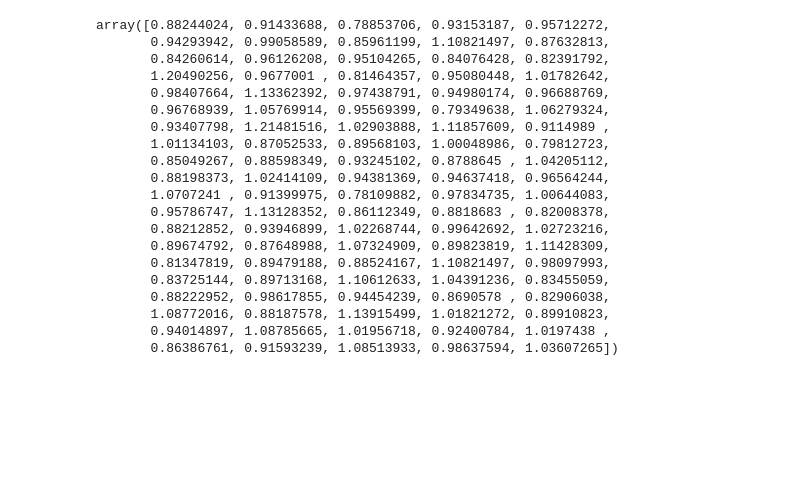
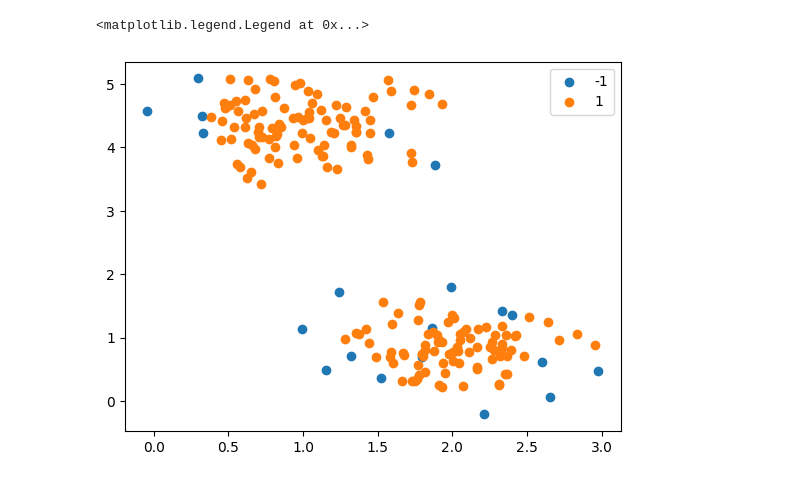
Before and after one commit to shyu61/math, a Jupyter notebook: anomaly_detection/lof/main.ipynb, the cells around one changed output. Drawn from its saved outputs; the diff is of its cells as text; code cells hidden in the pictures; blank space fills up the shorter version.

```diff
--- a/anomaly_detection/lof/main.ipynb
+++ b/anomaly_detection/lof/main.ipynb
@@ -42,25 +26,0 @@ def local_outlier_factor(lrd, k_neibors_index):
-# %%
-reachability_dist, k_neibors_index = reachability_distance(3, dist_matrix)
-lrd = local_reachability_density(reachability_dist)
-lrd[k_neibors_index].mean(axis=1)
-# %% [output]
-array([0.88244024, 0.91433688, 0.78853706, 0.93153187, 0.95712272,
-       0.94293942, 0.99058589, 0.85961199, 1.10821497, 0.87632813,
-       0.84260614, 0.96126208, 0.95104265, 0.84076428, 0.82391792,
-       1.20490256, 0.9677001 , 0.81464357, 0.95080448, 1.01782642,
-       0.98407664, 1.13362392, 0.97438791, 0.94980174, 0.96688769,
-       0.96768939, 1.05769914, 0.95569399, 0.79349638, 1.06279324,
-       0.93407798, 1.21481516, 1.02903888, 1.11857609, 0.9114989 ,
-       1.01134103, 0.87052533, 0.89568103, 1.00048986, 0.79812723,
-       0.85049267, 0.88598349, 0.93245102, 0.8788645 , 1.04205112,
-       0.88198373, 1.02414109, 0.94381369, 0.94637418, 0.96564244,
-       1.0707241 , 0.91399975, 0.78109882, 0.97834735, 1.00644083,
-       0.95786747, 1.13128352, 0.86112349, 0.8818683 , 0.82008378,
-       0.88212852, 0.93946899, 1.02268744, 0.99642692, 1.02723216,
-       0.89674792, 0.87648988, 1.07324909, 0.89823819, 1.11428309,
-       0.81347819, 0.89479188, 0.88524167, 1.10821497, 0.98097993,
-       0.83725144, 0.89713168, 1.10612633, 1.04391236, 0.83455059,
-       0.88222952, 0.98617855, 0.94454239, 0.8690578 , 0.82906038,
-       1.08772016, 0.88187578, 1.13915499, 1.01821272, 0.89910823,
-       0.94014897, 1.08785665, 1.01956718, 0.92400784, 1.0197438 ,
-       0.86386761, 0.91593239, 1.08513933, 0.98637594, 1.03607265])
@@ -97,0 +27,46 @@ def local_outlier_factor(k, distance_matrix):
+# %%
+class LOF():
+    def __init__(self, k, contamination):
+        self.k = k
+        self.contamination = contamination
+
+
+    def _kneibors(self, X, k):
+        dist_matrix = scipy.spatial.distance_matrix(X, X)
+        neighbors_index = np.argsort(dist_matrix, axis=1)[:, 1:k+1]
+        distances = np.sort(dist_matrix, axis=1)[:, 1:k+1]
+        return distances, neighbors_index
+
+
+    # 到達可能距離を採用することで、自分の近傍点との距離が小さいと思っていたが、そもそもその近傍点が全体から孤立していた場合に、異常と判断ができる
+    def _reachability_distance(self, distances, neighbors_index):
+        most_distance_index = neighbors_index[:, -1]
+        return np.maximum(distances, distances[most_distance_index])
+
+
+    # 到達可能距離の平均の逆数 -> 周囲の点への到達可能距離が大きいほど、密度が低いことになる
+    def _local_reachability_density(self, reachability_dist):
+        return (1. / np.mean(reachability_dist, axis=1))
+
+
+    # 近傍の点における局所密度と比べて、自身の局所密度がどうかを表す -> 1より大きい場合は密度が低い
+    def _local_outlier_factor(self, X):
+        distances, neighbors_index = self._kneibors(X, self.k)
+        reachability_dist = self._reachability_distance(distances, neighbors_index)
+        lrd = self._local_reachability_density(reachability_dist)
+
+        return lrd[neighbors_index].sum(axis=1) / lrd / self.k
+
+    def fit_predict(self, X):
+        lof = self._local_outlier_factor(X)
+        offset = np.percentile(lof, 100.0 * (1 - self.contamination))
+        return np.where(lof > offset, -1, 1)
+# %%
+labels = LOF(k=5, contamination=0.1).fit_predict(X)
+unique_labels = np.unique(labels)
+for label in unique_labels:
+    plt.scatter(X[labels == label, 0], X[labels == label, 1], label=label)
+plt.legend()
+# %% [output]
+<matplotlib.legend.Legend at 0x...>
+[figure, added]
```
Also changed, not shown: parts of 5 cells of this notebook.
